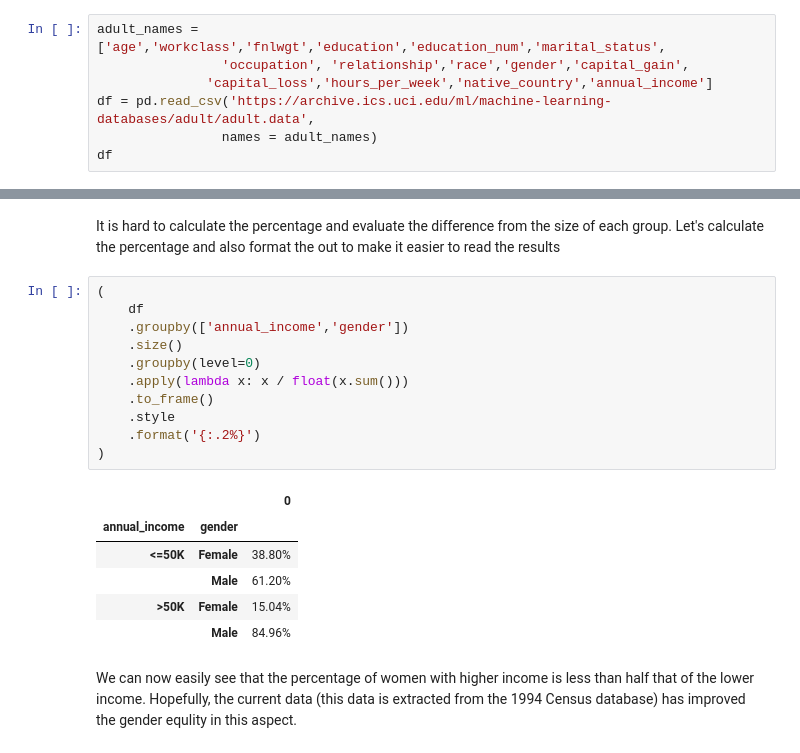
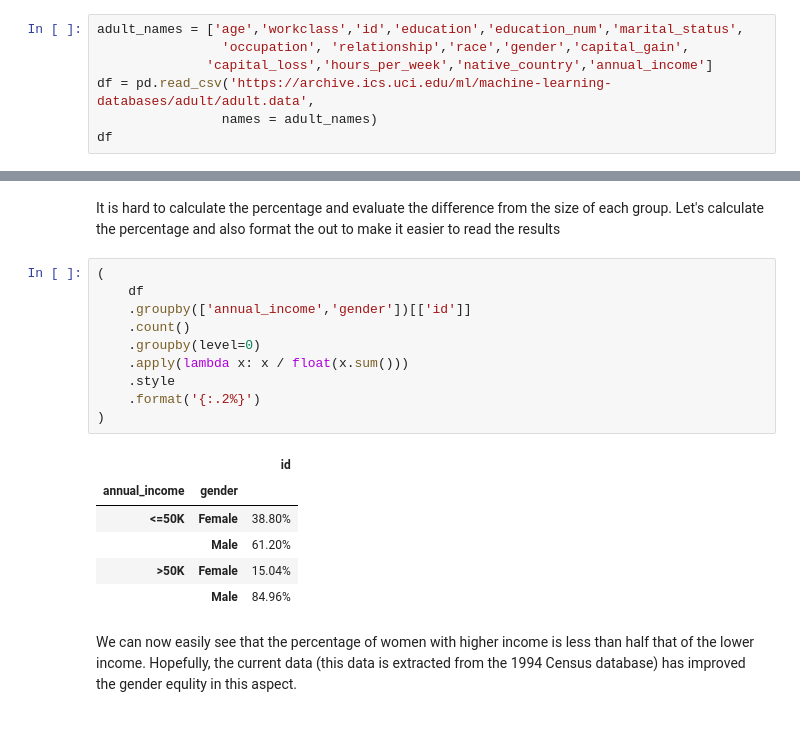
Before and after one commit to luisdomin5/from-excel-to-pandas, a Jupyter notebook: notebooks/03.02_group_by.ipynb, the cells around one changed output, grey strips where cells are left out. Drawn from its saved outputs; the diff is of its cells as text.

```diff
--- a/notebooks/03.02_group_by.ipynb
+++ b/notebooks/03.02_group_by.ipynb
@@ -125,7 +125,7 @@ Let's do a simple visualization of the data without any map, just using the long
 
 Our data set doesn't have many numeric field, and we should load a different data set to examine the more advanced aggregation options of _groupby_. We will use one of the famouse data sets used for learning to build machine learning models. The last column _annual_income_ has only two values _<=50K_ and _>50K_, and we want to try and predict based on the other parameters such as age, gender, years of education, etc. in which bucket each person lands.
 # %%
-adult_names = ['age','workclass','fnlwgt','education','education_num','marital_status',
+adult_names = ['age','workclass','id','education','education_num','marital_status',
                 'occupation', 'relationship','race','gender','capital_gain',
               'capital_loss','hours_per_week','native_country','annual_income']
 df = pd.read_csv('https://archive.ics.uci.edu/ml/machine-learning-databases/adult/adult.data',
@@ -184,16 +184,15 @@ It is hard to calculate the percentage and evaluate the difference from the size
 # %%
 (
     df
-    .groupby(['annual_income','gender'])
-    .size()
+    .groupby(['annual_income','gender'])[['id']]
+    .count()
     .groupby(level=0)
     .apply(lambda x: x / float(x.sum()))
-    .to_frame()
     .style
     .format('{:.2%}')
 )
 # %% [output]
-|  |  | 0 |
+|  |  | id |
 | annual_income | gender |  |
 | <=50K | Female | 38.80% |
 |  | Male | 61.20% |
```
Also changed, not shown: parts of 4 cells of this notebook, 4 other files.
